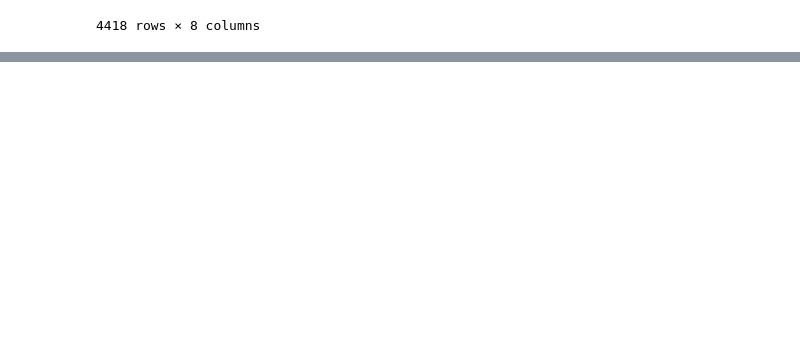
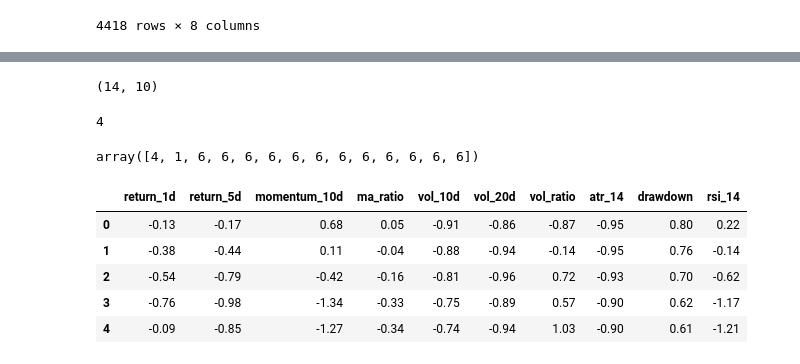
Before and after one commit to gautamnaik1994/ml-index-regime-detection, a Jupyter notebook: notebooks/03.regime_detection.ipynb, the cells around one changed output, grey strips where cells are left out. Drawn from its saved outputs; the diff is of its cells as text; code cells hidden in the pictures; blank space fills up the shorter version.

```diff
--- a/notebooks/03.regime_detection.ipynb
+++ b/notebooks/03.regime_detection.ipynb
@@ -481,0 +585,23 @@ df
+# %%
+processed_features.shape
+# %% [output]
+(14, 10)
+# %%
+X_scaled = scaler.transform(processed_features)
+# %%
+model.predict(X_scaled[-1].reshape(1, -1))[0]
+# %% [output]
+4
+# %%
+model.predict(X_scaled)
+# %% [output]
+array([4, 1, 6, 6, 6, 6, 6, 6, 6, 6, 6, 6, 6, 6])
+# %%
+pd.DataFrame(X_scaled, columns=processed_features.columns).round(2).head(5)
+# %% [output]
+|  | return_1d | return_5d | momentum_10d | ma_ratio | vol_10d | vol_20d | vol_ratio | atr_14 | drawdown | rsi_14 |
+| 0 | -0.13 | -0.17 | 0.68 | 0.05 | -0.91 | -0.86 | -0.87 | -0.95 | 0.80 | 0.22 |
+| 1 | -0.38 | -0.44 | 0.11 | -0.04 | -0.88 | -0.94 | -0.14 | -0.95 | 0.76 | -0.14 |
+| 2 | -0.54 | -0.79 | -0.42 | -0.16 | -0.81 | -0.96 | 0.72 | -0.93 | 0.70 | -0.62 |
+| 3 | -0.76 | -0.98 | -1.34 | -0.33 | -0.75 | -0.89 | 0.57 | -0.90 | 0.62 | -1.17 |
+| 4 | -0.09 | -0.85 | -1.27 | -0.34 | -0.74 | -0.94 | 1.03 | -0.90 | 0.61 | -1.21 |
```
Also changed, not shown: parts of 10 cells of this notebook, 8 other files.
